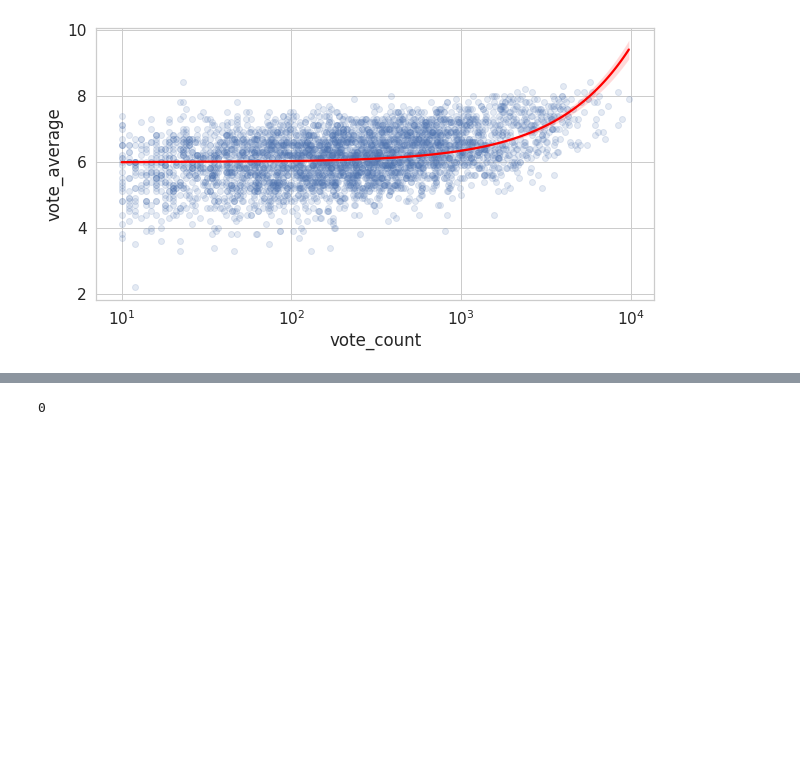
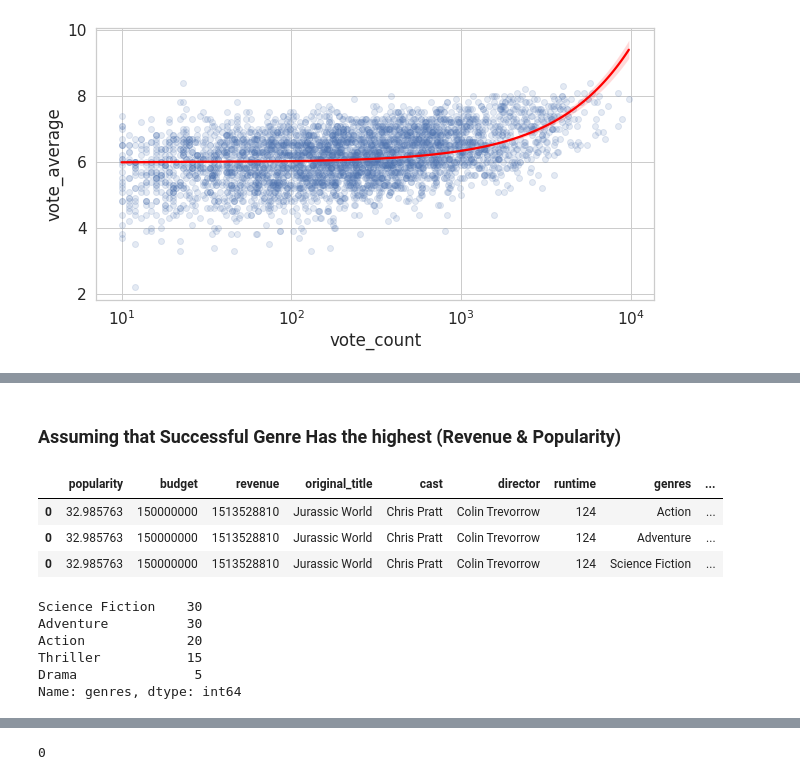
Before and after one commit to MOSHUKUR/Investigate-a-Dataset---tmdb-movies-, a Jupyter notebook: Investigate_a_Dataset.ipynb, the cells around one changed output, grey strips where cells are left out. Saved outputs shown, nothing was run; the diff lists cells and outputs as text; code cells hidden in the pictures; blank space fills up the shorter version.

```diff
--- a/Investigate_a_Dataset.ipynb
+++ b/Investigate_a_Dataset.ipynb
@@ -251,0 +329,8 @@ Name: cast, dtype: object
+# %%
+#A function which split and explode the columns
+def explode_cols(*col_names):
+    exploded_dataframe = df.copy()
+    for col in col_names:
+        exploded_dataframe[col] = df[col].str.split("|")
+        exploded_dataframe = exploded_dataframe.explode(col)
+    return exploded_dataframe
@@ -433,0 +523,22 @@ plt.show()
+# %% [markdown]
+### Assuming that Successful Genre Has the highest (Revenue & Popularity)
+# %%
+#calling our magic function of spliting && explosion
+exploded_df = explode_cols('cast', 'genres')
+# %%
+exploded_df.head(3)
+# %% [output]
+|  | popularity | budget | revenue | original_title | cast | director | runtime | genres | ... |
+| 0 | 32.985763 | 150000000 | 1513528810 | Jurassic World | Chris Pratt | Colin Trevorrow | 124 | Action | ... |
+| 0 | 32.985763 | 150000000 | 1513528810 | Jurassic World | Chris Pratt | Colin Trevorrow | 124 | Adventure | ... |
+| 0 | 32.985763 | 150000000 | 1513528810 | Jurassic World | Chris Pratt | Colin Trevorrow | 124 | Science Fiction | ... |
+# %%
+df_pop = exploded_df.sort_values(by="popularity", ascending=False).head(100).genres.value_counts()
+df_pop
+# %% [output]
+Science Fiction    30
+Adventure          30
+Action             20
+Thriller           15
+Drama               5
+Name: genres, dtype: int64
```
Also changed, not shown: parts of 48 cells of this notebook.
